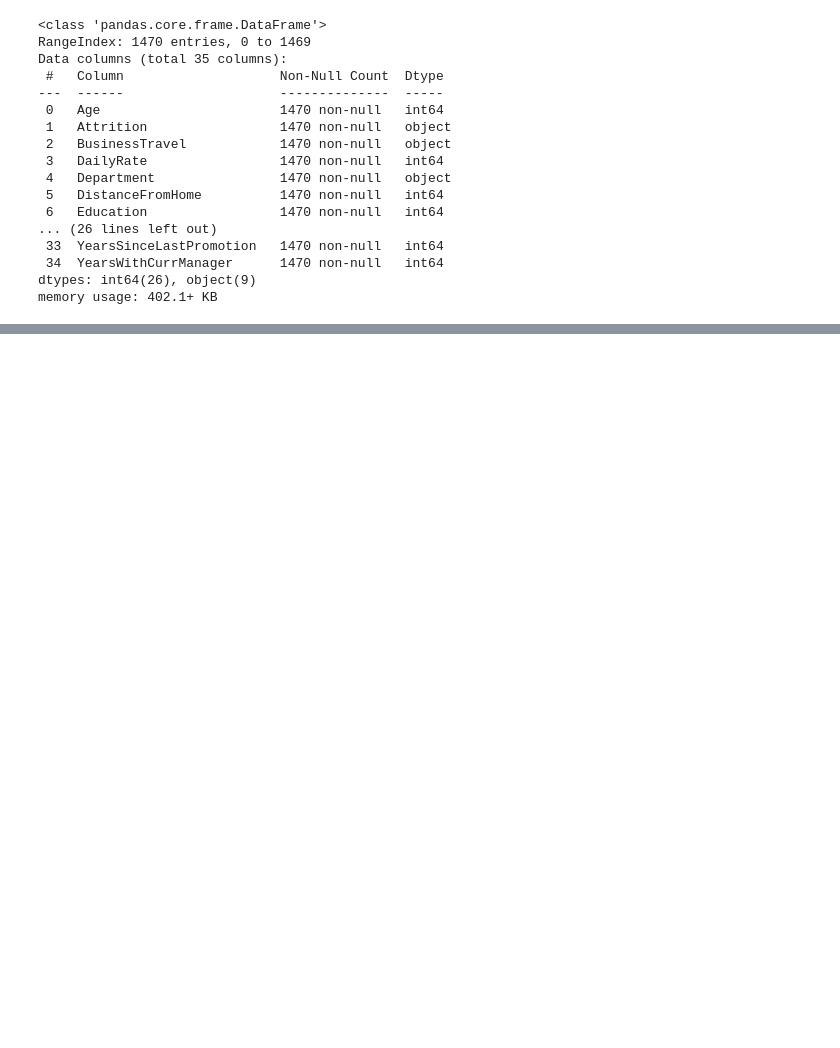
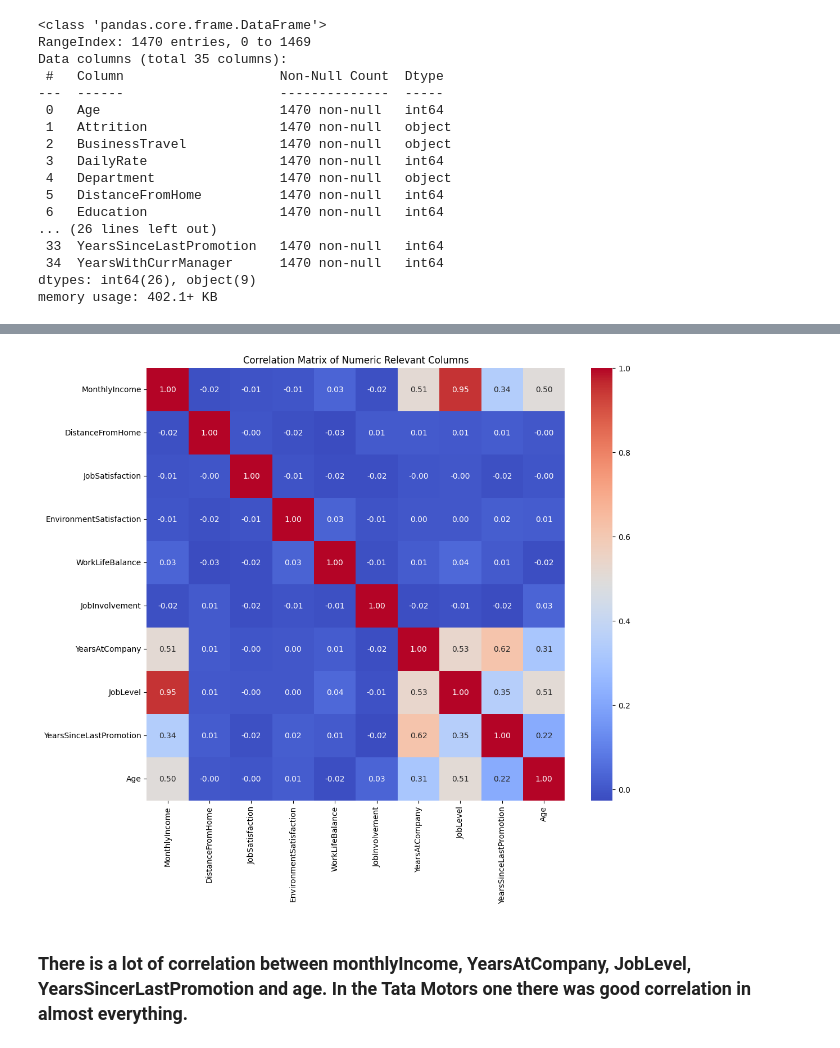
Before and after one commit to suhankd/Innov8-hackathon, a Jupyter notebook: Task2/Second_EDA.ipynb, the cells around one changed output, grey strips where cells are left out. Cells and saved outputs as stored; diff of their text form; code cells hidden in the pictures; blank space fills up the shorter version.

Commit message:
Plotting stuff

```diff
--- a/Task2/Second_EDA.ipynb
+++ b/Task2/Second_EDA.ipynb
@@ -45,8 +50,24 @@ relevant_columns = {
     'BusinessTravel': 'Influence2',
     'JobSatisfaction': 'Satisfaction1',
     'EnvironmentSatisfaction': 'Satisfaction2',
-    'JobInvolvement': 'Commitment',
-    'JobLevel': 'Respect',
-    'Education': 'Ambition',
-    'MaritalStatus': 'PersonalTies'
+    'WorkLifeBalance': 'Satisfaction3',
+    'JobInvolvement': 'Commitment1',
+    'YearsAtCompany': 'Commitment2',
+    'JobLevel': 'Respect1',
+    'YearsSinceLastPromotion': 'Respect2',
+    'MaritalStatus': 'PersonalTies',
+    'Age': 'Age',
+    'OverTime': 'Stress'
 }
+# %%
+numeric_cols = [col for col in relevant_columns.keys() if pd.api.types.is_numeric_dtype(df[col])]
+correlation_matrix = df[numeric_cols].corr()
+
+plt.figure(figsize=(12, 10))
+sns.heatmap(correlation_matrix, annot=True, cmap='coolwarm', fmt=".2f")
+plt.title('Correlation Matrix of Numeric Relevant Columns')
+plt.show()
+# %% [output]
+[figure, added]
+# %% [markdown]
+### There is a lot of correlation between monthlyIncome, YearsAtCompany, JobLevel, YearsSincerLastPromotion and age. In the Tata Motors one there was good correlation in almost everything.
```
Also changed, not shown: parts of 21 cells of this notebook.
